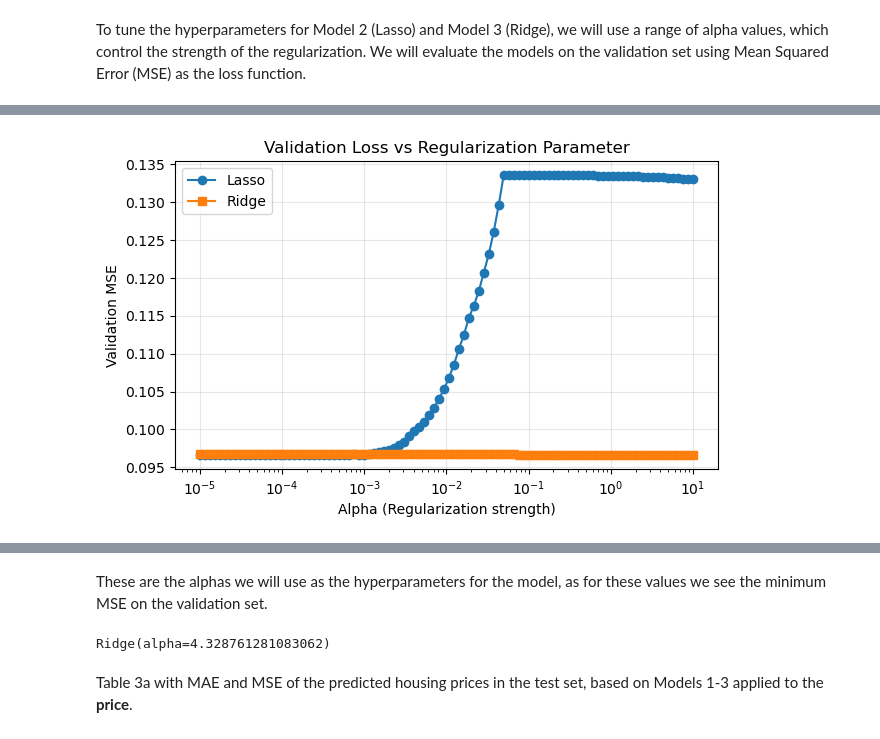
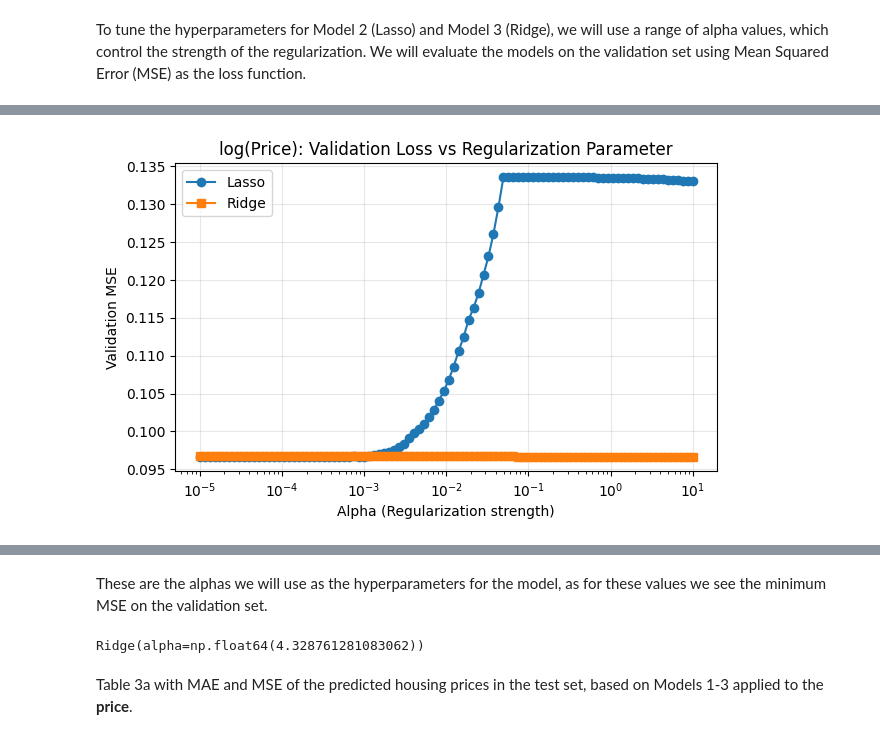
Before and after one commit to Milanpeter-77/Coursework-Predicting-Housing-Prices, a Jupyter notebook: MLF_ASS_I_2902483_2868506.ipynb, the cells around one changed output, grey strips where cells are left out. Drawn from its saved outputs; the diff is of its cells as text; code cells hidden in the pictures.

```diff
--- a/MLF_ASS_I_2902483_2868506.ipynb
+++ b/MLF_ASS_I_2902483_2868506.ipynb
@@ -186,19 +190,19 @@ Reported the constant, the first 5 coefficients (with their standard errors) and
 # %%
 # Model 1: OLS on log(Price)
 model1_ols_logPrice = LinearRegression(fit_intercept=True)
-model1_ols_logPrice.fit(X_train, np.log(y_train))
+model1_ols_logPrice.fit(X_train_val, np.log(y_train_val)) #Trained on train + val set
 
 # Model 1: OLS on Price
 model1_ols_Price = LinearRegression(fit_intercept=True)
-model1_ols_Price.fit(X_train, y_train)
+model1_ols_Price.fit(X_train_val, y_train_val)
 
 # Table 2a with constant
 table2a = pd.DataFrame({
     'Variable': ['Constant'] + list(X.columns[:5]),
     'Coefficient': [model1_ols_logPrice.intercept_] + list(model1_ols_logPrice.coef_[:5]),
-    'Std. Error': [''] + list(np.std(X_train, axis=0)[:5])
+    'Std. Error': [''] + list(np.std(X_train_val, axis=0)[:5])
 })
-table2a.loc[len(table2a)] = ['R-squared', model1_ols_logPrice.score(X_train, np.log(y_train)), '']
+table2a.loc[len(table2a)] = ['R-squared', model1_ols_logPrice.score(X_train_val, np.log(y_train_val)), '']
 table2a.loc[len(table2a)] = ['Out-of-sample R-squared', model1_ols_logPrice.score(X_test, np.log(y_test)), '']
 
 print("\nTable 2a: OLS Regression Results (log(Price) as target variable)")
@@ -285,10 +289,10 @@ Best alpha for RIDGE: 0.0001 with MSE on validation set: 20798487439112.066
 # Model 2 and Model 3: LASSO and RIDGE Regression – Feature: logPrice
 
 # Hyperparameter Tuning for LASSO and RIDGE
-alphas = np.logspace(-5, 1, 100)
+alphas_log = np.logspace(-5, 1, 100)
 
 # Store results
-results = {'lasso': [], 'ridge': []}
+results_log = {'lasso': [], 'ridge': []}
 
 # Best alpha values
 best_alpha_lasso_log = None
@@ -297,44 +301,41 @@ best_mse_lasso_log = float('inf')
 best_mse_ridge_log = float('inf')
 
 # Model 2: LASSO - Grid search over alphas
-for a in alphas:
+for a in alphas_log:
     model2_lasso_train = Lasso(alpha=a, max_iter=100000)
     model2_lasso_train.fit(X_train, np.log(y_train))
     y_pred_val = model2_lasso_train.predict(X_val)
     mse_val = mean_squared_error(np.log(y_val), y_pred_val)
-    results['lasso'].append(mse_val)
-    # Update best alpha for LASSO
+    results_log['lasso'].append(mse_val)
     if mse_val < best_mse_lasso_log:
         best_mse_lasso_log = mse_val
         best_alpha_lasso_log = a
 
 # Model 3: RIDGE – Grid search over alphas
-for a in alphas:
-    model3_ridge_train = Ridge(alpha=a, max_iter=100000)
+for a in alphas_log:
+    model3_ridge_train = Ridge(alpha=a)
     model3_ridge_train.fit(X_train, np.log(y_train))
     y_pred_val = model3_ridge_train.predict(X_val)
     mse_val = mean_squared_error(np.log(y_val), y_pred_val)
-    results['ridge'].append(mse_val)
-    # Update best alpha for RIDGE
+    results_log['ridge'].append(mse_val)
     if mse_val < best_mse_ridge_log:
         best_mse_ridge_log = mse_val
         best_alpha_ridge_log = a
 
 # Plotting Validation Loss vs Alpha for LASSO and RIDGE
 plt.figure(figsize=(7,4))
-plt.semilogx(alphas, results['lasso'], label='Lasso', marker='o')
-plt.semilogx(alphas, results['ridge'], label='Ridge', marker='s')
+plt.semilogx(alphas_log, results_log['lasso'], label='Lasso', marker='o')
+plt.semilogx(alphas_log, results_log['ridge'], label='Ridge', marker='s')
 plt.grid(True, alpha=0.3)
-
 plt.xlabel('Alpha (Regularization strength)')
 plt.ylabel('Validation MSE')
-plt.title('Validation Loss vs Regularization Parameter')
+plt.title('log(Price): Validation Loss vs Regularization Parameter')
 plt.legend()
 plt.show()
 
 # Displaying best alphas
 print(f'Best alpha for LASSO: {best_alpha_lasso_log} with MSE on validation set: {best_mse_lasso_log}')
 print(f'Best alpha for RIDGE: {best_alpha_ridge_log} with MSE on validation set: {best_mse_ridge_log}')
 # %% [output]
-[figure, old version]
+[figure, new version]
 Best alpha for LASSO: 0.00021544346900318845 with MSE on validation set: 0.09660038754535388
@@ -342,23 +343,23 @@ Best alpha for RIDGE: 4.328761281083062 with MSE on validation set: 0.0966424693
 # %% [markdown]
 These are the alphas we will use as the hyperparameters for the model, as for these values we see the minimum MSE on the validation set.
 # %%
-# Final Models with Best Hyperparameters
+# Final Models with Best Hyperparameters (Train + Validation Sets)
 
 # Model 2: LASSO
 model2_lasso_Price = Lasso(alpha=best_alpha_lasso, max_iter=100000)
-model2_lasso_Price.fit(X_train, y_train)
+model2_lasso_Price.fit(X_train_val, y_train_val)
 
 model2_lasso_logPrice = Lasso(alpha=best_alpha_lasso_log, max_iter=100000)
-model2_lasso_logPrice.fit(X_train, np.log(y_train))
+model2_lasso_logPrice.fit(X_train_val, np.log(y_train_val))
 
 # Model 3: RIDGE
 model3_ridge_Price = Ridge(alpha=best_alpha_ridge)
-model3_ridge_Price.fit(X_train, y_train)
+model3_ridge_Price.fit(X_train_val, y_train_val)
 
 model3_ridge_logPrice = Ridge(alpha=best_alpha_ridge_log)
-model3_ridge_logPrice.fit(X_train, np.log(y_train))
+model3_ridge_logPrice.fit(X_train_val, np.log(y_train_val))
 # %% [output]
-Ridge(alpha=4.328761281083062)
+Ridge(alpha=np.float64(4.328761281083062))
 # %% [markdown]
 Table 3a with MAE and MSE of the predicted housing prices in the test set, based on Models 1-3 applied to the **price**.
 # %%
```
Also changed, not shown: parts of 21 cells of this notebook.
